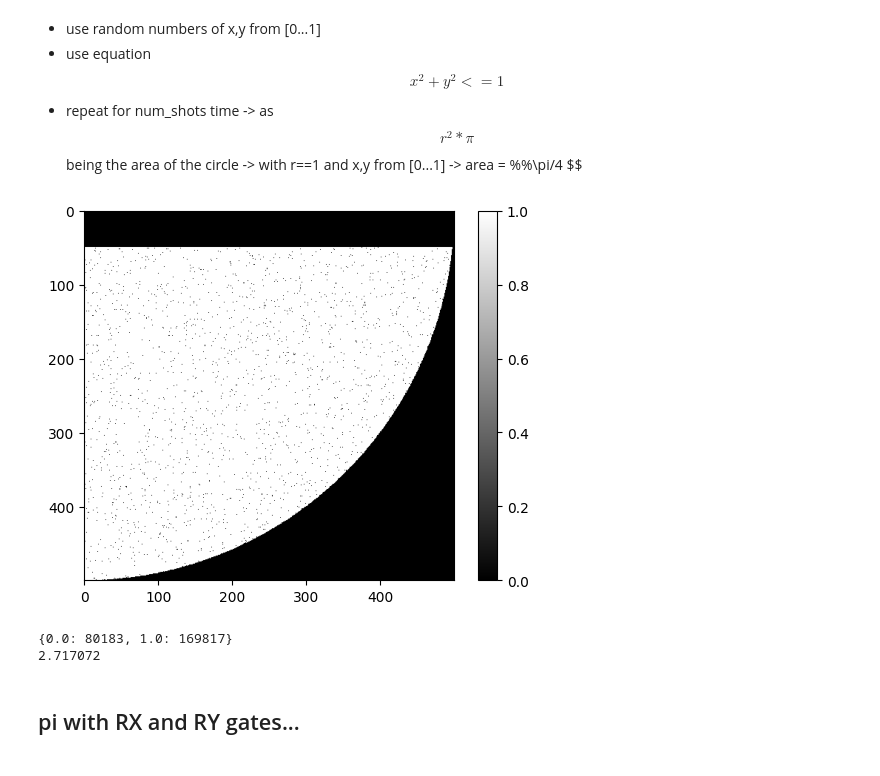
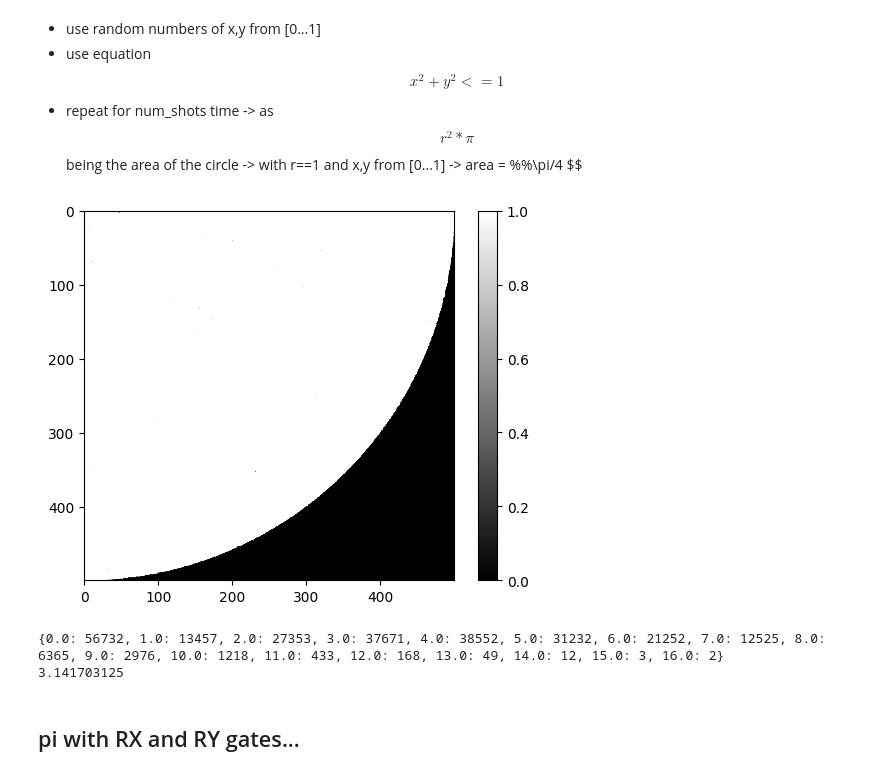
Before and after one commit to MarcMaussner/quantum_playground, a Jupyter notebook: 2022_quantum_winter_fest/Estimate pi.ipynb, the cells around one changed output. Cells and saved outputs as stored; diff of their text form; code cells hidden in the pictures.

```diff
--- a/2022_quantum_winter_fest/Estimate pi.ipynb
+++ b/2022_quantum_winter_fest/Estimate pi.ipynb
@@ -65,36 +65,30 @@ print(my_pi.real - np.pi)
 # %%
 arr=np.zeros((500,500))
 
 num_shots = 1024000
 np.random.seed(42)
 
 for i in range(num_shots):
     x = np.random.uniform(0,1)
-    y = np.random.uniform(0.1)
+    y = np.random.uniform(0,1)
     if np.sqrt(x**2 + y**2) <= 1.0:
-        arr[int(y*500)][int(x*500)]=1.0
+        # also count duplicates, if any
+        arr[int(y*500)][int(x*500)]=arr[int(y*500)][int(x*500)]+1.0
 
 plt.imshow(arr, cmap='gray',vmin=0, vmax=1)
 plt.colorbar()
 plt.show()
 # %% [output]
-[figure, old version]
+[figure, new version]
 # %%
 #now estimate pi
-unique, counts = np.unique(arr, return_counts=True)
+my_pi = 0.0
 
-d = dict(zip(unique, counts))
-
-print(d)
-
-my_pi = 0.0
-if 0.0 in d.keys() and 1.0 in d.keys():
-    my_pi = d[1.0]/(500*500)*4
-
+my_pi = np.sum(arr) / num_shots * 4
 print(my_pi)
 # %% [output]
-{0.0: 80183, 1.0: 169817}
-2.717072
+{0.0: 56732, 1.0: 13457, 2.0: 27353, 3.0: 37671, 4.0: 38552, 5.0: 31232, 6.0: 21252, 7.0: 12525, 8.0: 6365, 9.0: 2976, 10.0: 1218, 11.0: 433, 12.0: 168, 13.0: 49, 14.0: 12, 15.0: 3, 16.0: 2}
+3.141703125
 # %% [markdown]
 ## pi with RX and RY gates...
 # %%
```
